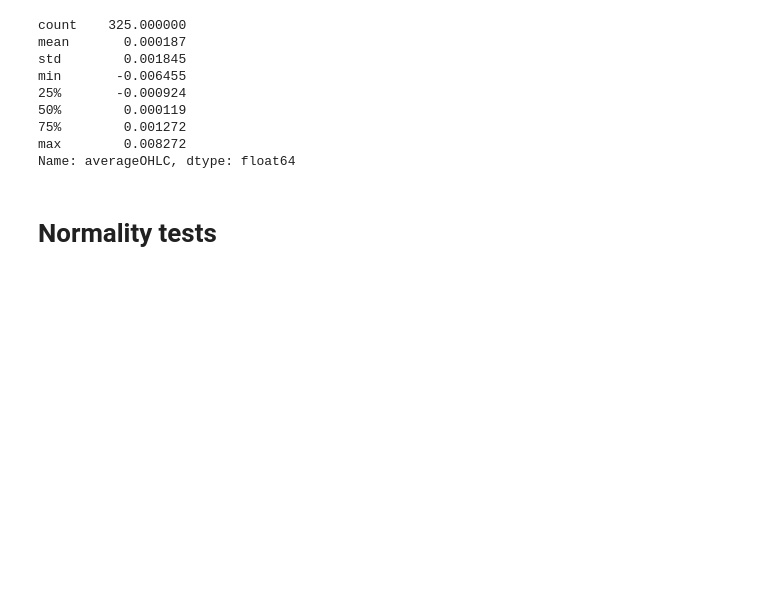
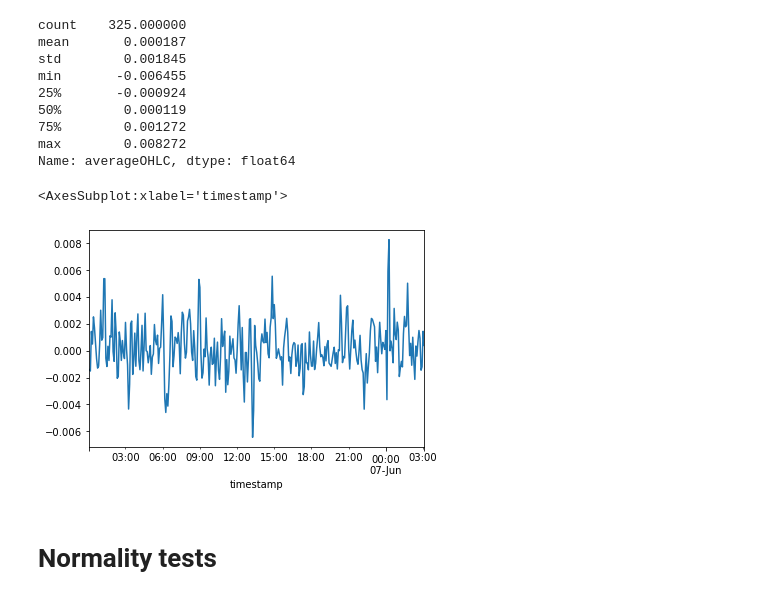
Before and after one commit to sputnik516/ML4AT, a Jupyter notebook: _scratch_code/dataset_explore.ipynb, the cells around one changed output. Drawn from its saved outputs; the diff is of its cells as text; code cells hidden in the pictures; blank space fills up the shorter version.

```diff
--- a/_scratch_code/dataset_explore.ipynb
+++ b/_scratch_code/dataset_explore.ipynb
@@ -30,6 +35,11 @@ min       -0.006455
 75%        0.001272
 max        0.008272
 Name: averageOHLC, dtype: float64
+# %%
+returns.plot()
+# %% [output]
+<AxesSubplot:xlabel='timestamp'>
+[figure, added]
 # %% [markdown]
 # Normality tests
 # %%
```
Also changed, not shown: parts of 16 cells of this notebook, 1 other file.
